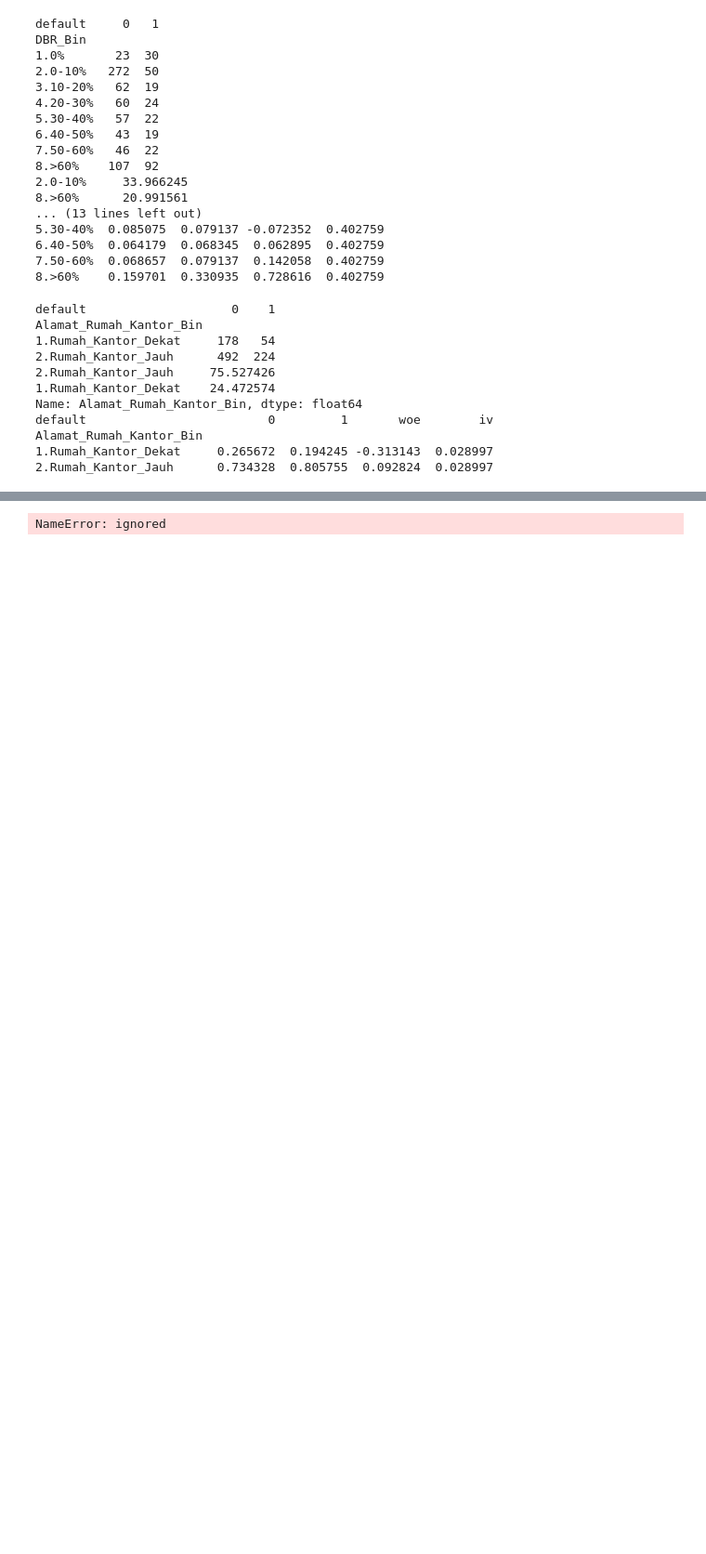
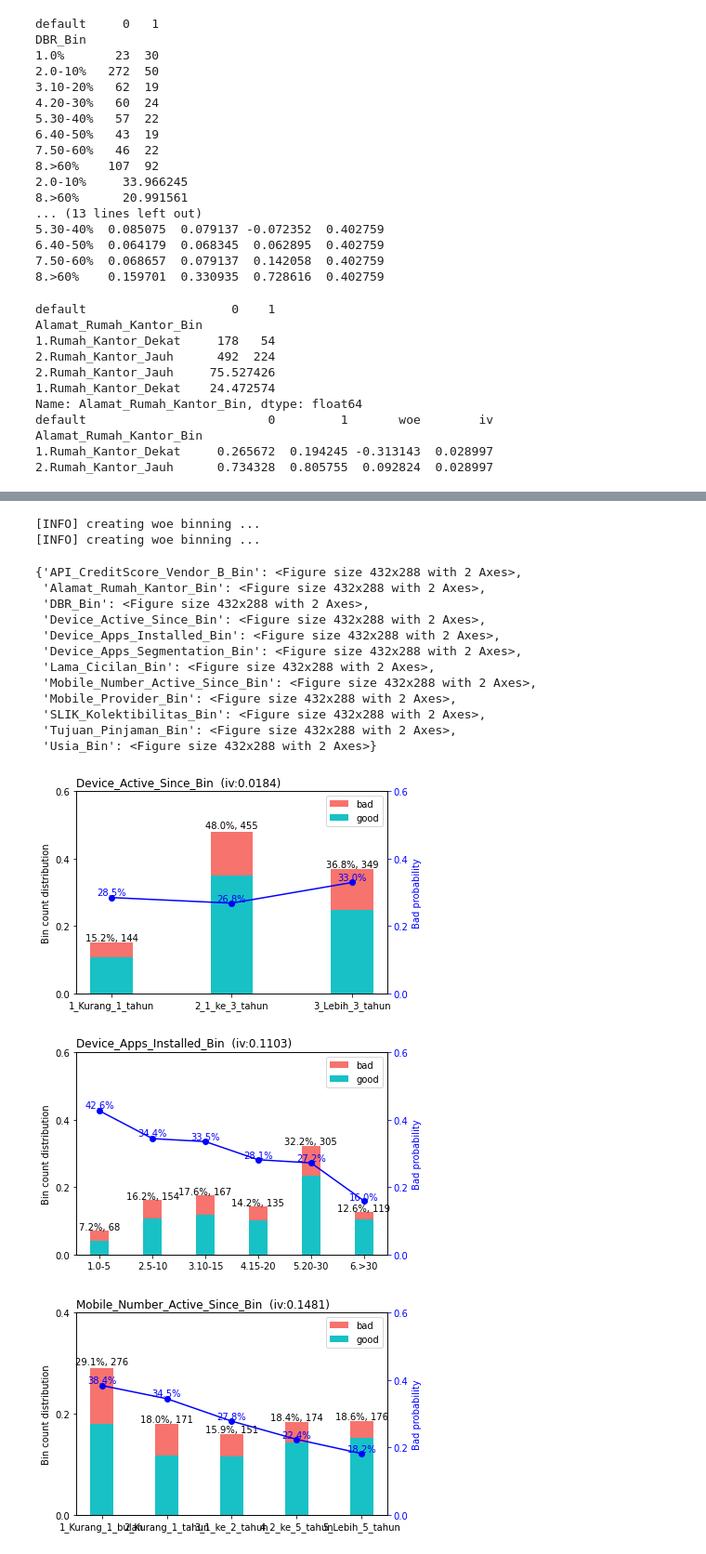
Before and after one commit to IndraLukasTjahaja/Digital_Credit_Risk, a Jupyter notebook: Bab 2 - Credit Scoring Modeling dengan Python.ipynb, the cells around one changed output, grey strips where cells are left out. Shown at 93% size. Cells and saved outputs as stored; diff of their text form; code cells hidden in the pictures; blank space fills up the shorter version.

```diff
--- a/Bab 2 - Credit Scoring Modeling dengan Python.ipynb
+++ b/Bab 2 - Credit Scoring Modeling dengan Python.ipynb
@@ -964,7 +964,7 @@ choices = [
           '2.101-175',
           '3.176-225',
           '4.226-299',
-          '4.>299'
+          '5.>299'
           ]
 df_clean['API_CreditScore_Vendor_B_Bin'] = np.select(conditions, choices)
 
@@ -1317,14 +1317,14 @@ df_clean['Alamat_Rumah_Kantor'] = np.select(conditions, choices)
 # Variabel DBR
 
 conditions = [
-             ( df_clean['DBR'] <= 0.0 ),
-             ( df_clean['DBR'] <= 0.1 ),
-             ( df_clean['DBR'] <= 0.2 ),
-             ( df_clean['DBR'] <= 0.3 ),
-             ( df_clean['DBR'] <= 0.4 ),
-             ( df_clean['DBR'] <= 0.5 ),
-             ( df_clean['DBR'] <= 0.6 ),
-             ( df_clean['DBR'] > 0.6 )
+             ( df_clean['DBR'] <= 0.00 ),
+             ( df_clean['DBR'] <= 0.10 ),
+             ( df_clean['DBR'] <= 0.20 ),
+             ( df_clean['DBR'] <= 0.30 ),
+             ( df_clean['DBR'] <= 0.40 ),
+             ( df_clean['DBR'] <= 0.50 ),
+             ( df_clean['DBR'] <= 0.60 ),
+             ( df_clean['DBR'] > 0.60 )
              ]
 
 choices = [
@@ -1447,12 +1447,12 @@ Alamat_Rumah_Kantor_Bin
 df_model_WOE = df_clean[['default','SLIK_Kolektibilitas_WOE','DBR_WOE','Device_Apps_Segmentation_WOE'
                   ,'Lama_Cicilan_WOE','Usia_WOE','Device_Active_Since_WOE','API_CreditScore_Vendor_B_WOE'
                   ,'Mobile_Provider_WOE','Tujuan_Pinjaman_WOE','Device_Apps_Installed_WOE','Mobile_Number_Active_Since_WOE'
-                  ,'DBR_WOE','Alamat_Rumah_Kantor_WOE'
+                  ,'Alamat_Rumah_Kantor_WOE'
                   ]]
 df_model_Bin = df_clean[['default','SLIK_Kolektibilitas_Bin','DBR_Bin','Device_Apps_Segmentation_Bin'
                   ,'Lama_Cicilan_Bin','Usia_Bin','Device_Active_Since_Bin','API_CreditScore_Vendor_B_Bin'
                   ,'Mobile_Provider_Bin','Tujuan_Pinjaman_Bin','Device_Apps_Installed_Bin','Mobile_Number_Active_Since_Bin'
-                  ,'DBR_Bin','Alamat_Rumah_Kantor_Bin'
+                  ,'Alamat_Rumah_Kantor_Bin'
                   ]]
 # %%
 # Dalam contoh ini tidak ada oversampling/undersampling
@@ -1562,31 +1574,48 @@ df_model_WOE.to_csv('df_model_WOE.csv')
 files.download('df_model_WOE.csv')
 X_train.to_csv('X_train.csv')
 files.download('X_train.csv')
-# %% [output]
-NameError: ignored
 # %%
 df_score_test = df_model_Bin
 
 # Credit Scoring using logistic regression with library scorecardpy
 import scorecardpy as scpy
 
 # Melakukan WOE binning
 bins = scpy.woebin(df_score_test, y = 'default')
 
 # Melakukan WOE binning dengan adjustment
 breaks_adj = {
-    'SLIK_Kolektibilitas_Bin': ['1','2&3','4&5&Tidak_Ditemukan'],
-    'DBR_Bin': ["1.0%-100%", "2.100%-300%","3.>300%"],
-    'Device_Apps_Segmentation_Bin': ["1.Productivity", "2.Social_Media","3.Shopping","4.Games","5.Online_Lending"],
-    'Lama_Cicilan_Bin': ["1_bulan", "2_bulan","3-4_bulan","5_bulan","6_bulan"],
-    'Usia_Bin': ["1.<=23", "2.24-26","3.27-34","4.>=35"],
+    'SLIK_Kolektibilitas_Bin': ['Kolek 1','Kolek 2&3','Kolek 4&5','Kolek Tidak_Ditemukan'],
+    'DBR_Bin': ["1.0%", "2.0-10%","3.10-20%","4.20-30%","5.30-40%","6.40-50%","7.50-60%","8.>60%"],
+    'Device_Apps_Segmentation_Bin': ["Games","Online_Lending","Productivity","Shopping","Social_Media"],
+    'Lama_Cicilan_Bin': ["1_bulan", "2_bulan","3_bulan","4_bulan","5_bulan","6_bulan"],
+    'Usia_Bin': ["1.<=25","2.26-30","3.31-35","4.36-40","5.41-50","6.>=51"],
     'Device_Active_Since_Bin': ["1_Kurang_1_tahun", "2_1_ke_3_tahun","3_Lebih_3_tahun"],
-    'API_CreditScore_Vendor_B_Bin': ["01.0-100", "02.100-175","03.175-250","04.>250"],
+    'API_CreditScore_Vendor_B_Bin': ["1.0-100", "2.101-175","3.176-225","4.226-299","5.>299"],
     'Mobile_Provider_Bin': ["Telco_A", "Telco_B","Telco_C","Telco_D","Telco_E"],
-    'Tujuan_Pinjaman_Bin': ["1.pendidikan|bekas", "2.peralatan_rumahtangga","3.elektronik|makanan","4.TV|bisnis|reparasi|baru","5.liburan"],
-    'Device_Apps_Installed_Bin': ["1.0-60", "2.60-90","3.>90"],
+    'Tujuan_Pinjaman_Bin': ["1.pendidikan", "2.buka_bisnis","3.liburan","4.elektronik","5.peralatan_rumahtangga","6.makanan"],
+    'Device_Apps_Installed_Bin': ["1.0-5", "2.5-10","3.10-15","4.15-20","5.20-30","6.>30"],
     'Mobile_Number_Active_Since_Bin': ["1_Kurang_1_bulan", "2_Kurang_1_tahun","3_1_ke_2_tahun","4_2_ke_5_tahun","5_Lebih_5_tahun"],
+    'Alamat_Rumah_Kantor_Bin': ["1.Rumah_Kantor_Dekat","2.Rumah_Kantor_Jauh"]
 }
 bins_adj = scpy.woebin(df_score_test, y="default", breaks_list=breaks_adj)
 
 scpy.woebin_plot(bins_adj)
+# %% [output]
+[INFO] creating woe binning ...
+[INFO] creating woe binning ...
+{'API_CreditScore_Vendor_B_Bin': <Figure size 432x288 with 2 Axes>,
+ 'Alamat_Rumah_Kantor_Bin': <Figure size 432x288 with 2 Axes>,
+ 'DBR_Bin': <Figure size 432x288 with 2 Axes>,
+ 'Device_Active_Since_Bin': <Figure size 432x288 with 2 Axes>,
+ 'Device_Apps_Installed_Bin': <Figure size 432x288 with 2 Axes>,
+ 'Device_Apps_Segmentation_Bin': <Figure size 432x288 with 2 Axes>,
+ 'Lama_Cicilan_Bin': <Figure size 432x288 with 2 Axes>,
+ 'Mobile_Number_Active_Since_Bin': <Figure size 432x288 with 2 Axes>,
+ 'Mobile_Provider_Bin': <Figure size 432x288 with 2 Axes>,
+ 'SLIK_Kolektibilitas_Bin': <Figure size 432x288 with 2 Axes>,
+ 'Tujuan_Pinjaman_Bin': <Figure size 432x288 with 2 Axes>,
+ 'Usia_Bin': <Figure size 432x288 with 2 Axes>}
+[figure, added]
+[figure, added]
+[figure, added]
```
Also changed, not shown: parts of 13 cells of this notebook.
